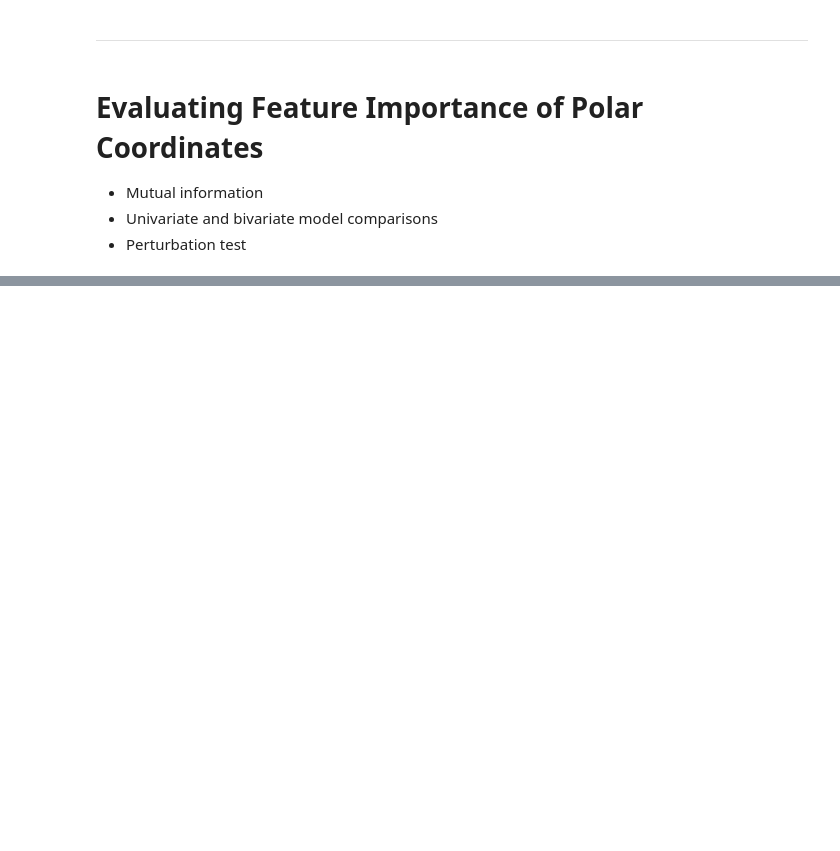
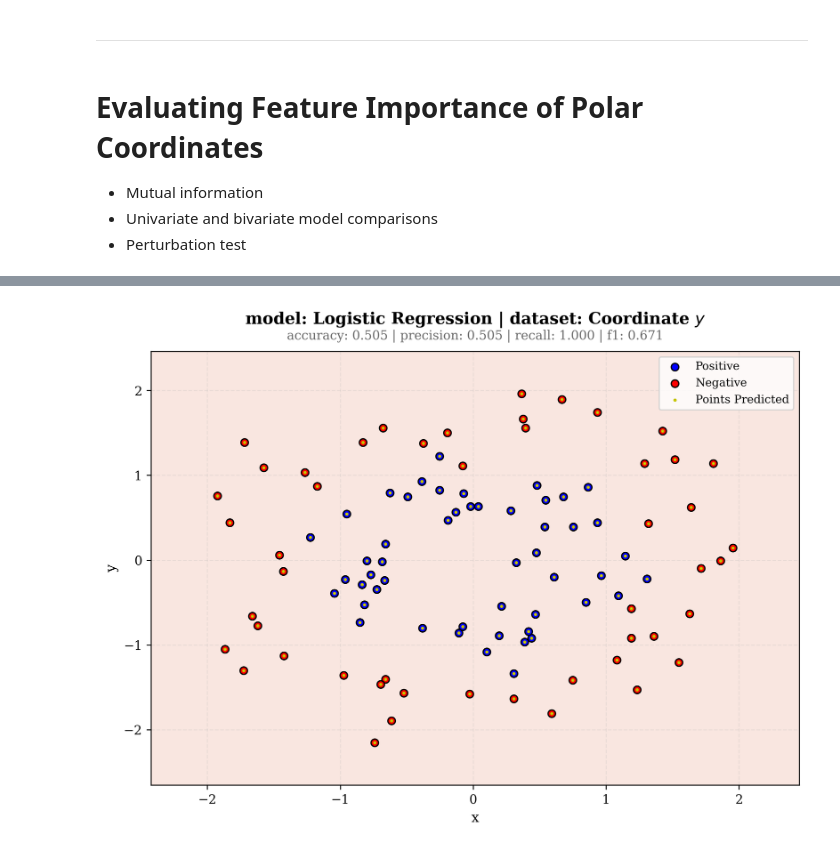
Before and after one commit to apsket/feature-representation-vs-model-complexity, a Jupyter notebook: notebooks/02_feature_engineering.ipynb, the cells around one changed output, grey strips where cells are left out. Cells and saved outputs as stored; diff of their text form; code cells hidden in the pictures; blank space fills up the shorter version.

```diff
--- a/notebooks/02_feature_engineering.ipynb
+++ b/notebooks/02_feature_engineering.ipynb
@@ -241,0 +312,21 @@ plot_manager.handle(cos_sqd_data_fig, name='svm_rectangular')
+# %%
+# Naive linear regression
+vars_list = ['y']
+only_x = dataset.X[vars_list]
+lr_model = train_logistic_regression(only_x, dataset.y)
+
+lr_metrics = ModelMetrics('Logistic Regression', 'Cartesian', dataset.y, lr_model.predict(only_x))
+lr_metrics.compute_metrics()
+
+lr_wrapped_model = Model1DWrapper(trained_model=lr_model, vars_list=vars_list)
+
+fig, ax = plot_decision_boundary(
+    model=lr_wrapped_model, X=dataset.X, y=dataset.y,
+    prediction_domain=grid_cartesian, grid_x=grid_x, grid_y=grid_y,
+    title=fr'model: {lr_metrics.metadata['model']} | dataset: Coordinate $y$',
+    metrics=lr_metrics.to_dict(),
+)
+
+display(fig)
+# %% [output]
+[figure, added]
```
Also changed, not shown: parts of 14 cells of this notebook.
